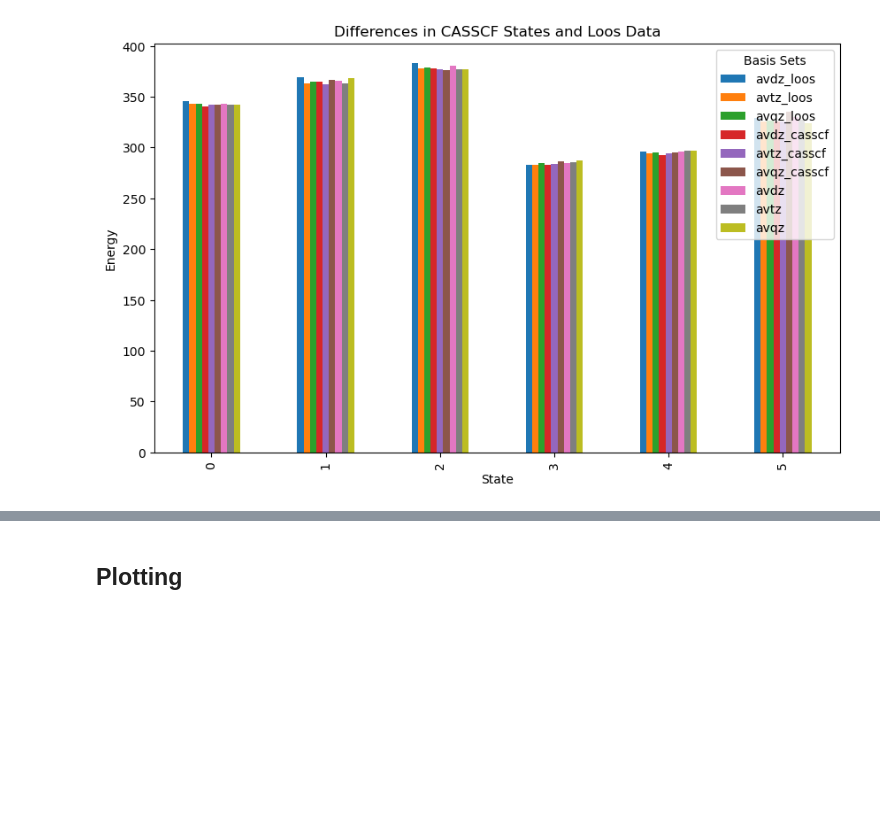
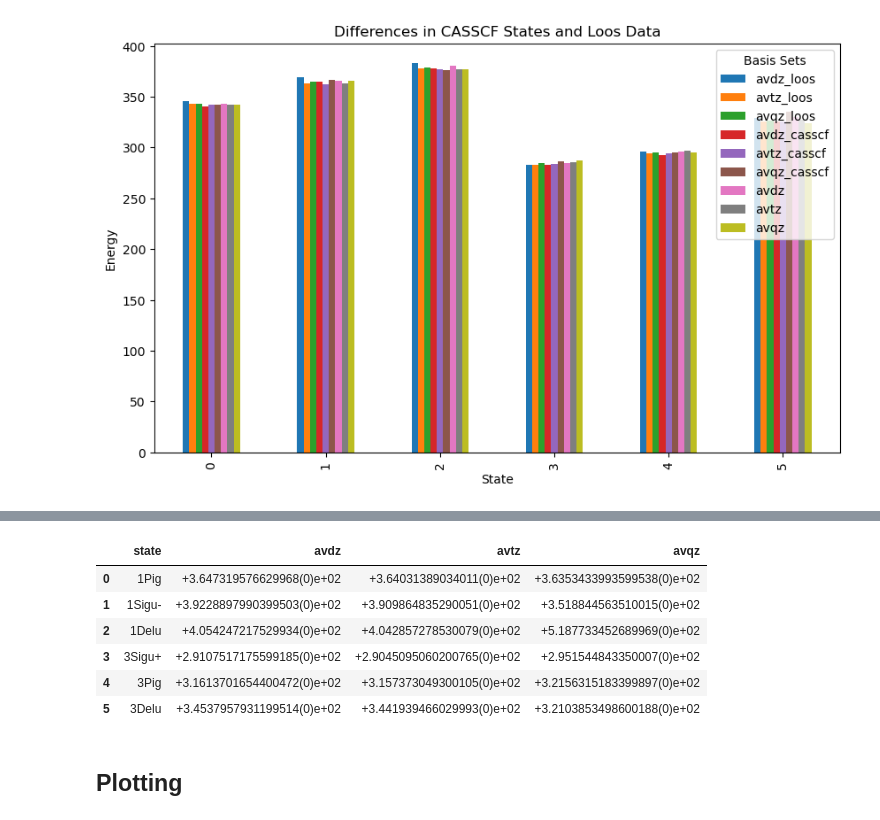
Before and after one commit to jphaupt/phdthesis_haupt, a Jupyter notebook: figures/binding/exc_calcs.ipynb, the cells around one changed output, grey strips where cells are left out. Cells and saved outputs as stored; diff of their text form; code cells hidden in the pictures; blank space fills up the shorter version.

```diff
--- a/figures/binding/exc_calcs.ipynb
+++ b/figures/binding/exc_calcs.ipynb
@@ -407,2 +407,23 @@ plt.show()
+# %%
+df_sacasscfcas, dfdiff_sacasscfcas = get_state_values("N2_sacasscf_states_cas.csv")
+df_sacasscfnontc, dfdiff_sacasscfnontc = get_state_values("N2_nontc_sacasscf_states.csv")
+# display_formatted(df_exp)
+# display_formatted(dfdiff_sacasscfcas)
+display_formatted(dfdiff_sacasscfnontc)
+dfdiff_sacasscfcas_nominal = dfdiff_sacasscfcas.copy()
+for col in dfdiff_sacasscfcas.columns[1:]:
+    dfdiff_sacasscfcas_nominal[col] = unumpy.nominal_values(dfdiff_sacasscfcas[col]) - df_exp["exp1"]
+dfdiff_sacasscfnontc_nominal = dfdiff_sacasscfnontc.copy()
+for col in dfdiff_sacasscfnontc.columns[1:]:
+    dfdiff_sacasscfnontc_nominal[col] = unumpy.nominal_values(dfdiff_sacasscfnontc[col]) - df_exp["exp1"]
+# display_formatted(dfdiff_sacasscfnontc_nominal)
+# %% [output]
+|  | state | avdz | avtz | avqz |
+| 0 | 1Pig | +3.647319576629968(0)e+02 | +3.64031389034011(0)e+02 | +3.6353433993599538(0)e+02 |
+| 1 | 1Sigu- | +3.9228897990399503(0)e+02 | +3.909864835290051(0)e+02 | +3.518844563510015(0)e+02 |
+| 2 | 1Delu | +4.054247217529934(0)e+02 | +4.042857278530079(0)e+02 | +5.187733452689969(0)e+02 |
+| 3 | 3Sigu+ | +2.9107517175599185(0)e+02 | +2.9045095060200765(0)e+02 | +2.951544843350007(0)e+02 |
+| 4 | 3Pig | +3.1613701654400472(0)e+02 | +3.157373049300105(0)e+02 | +3.2156315183399897(0)e+02 |
+| 5 | 3Delu | +3.4537957931199514(0)e+02 | +3.441939466029993(0)e+02 | +3.2103853498600188(0)e+02 |
 # %% [markdown]
 ## Plotting
```
Also changed, not shown: parts of 12 cells of this notebook, 10 other files.
